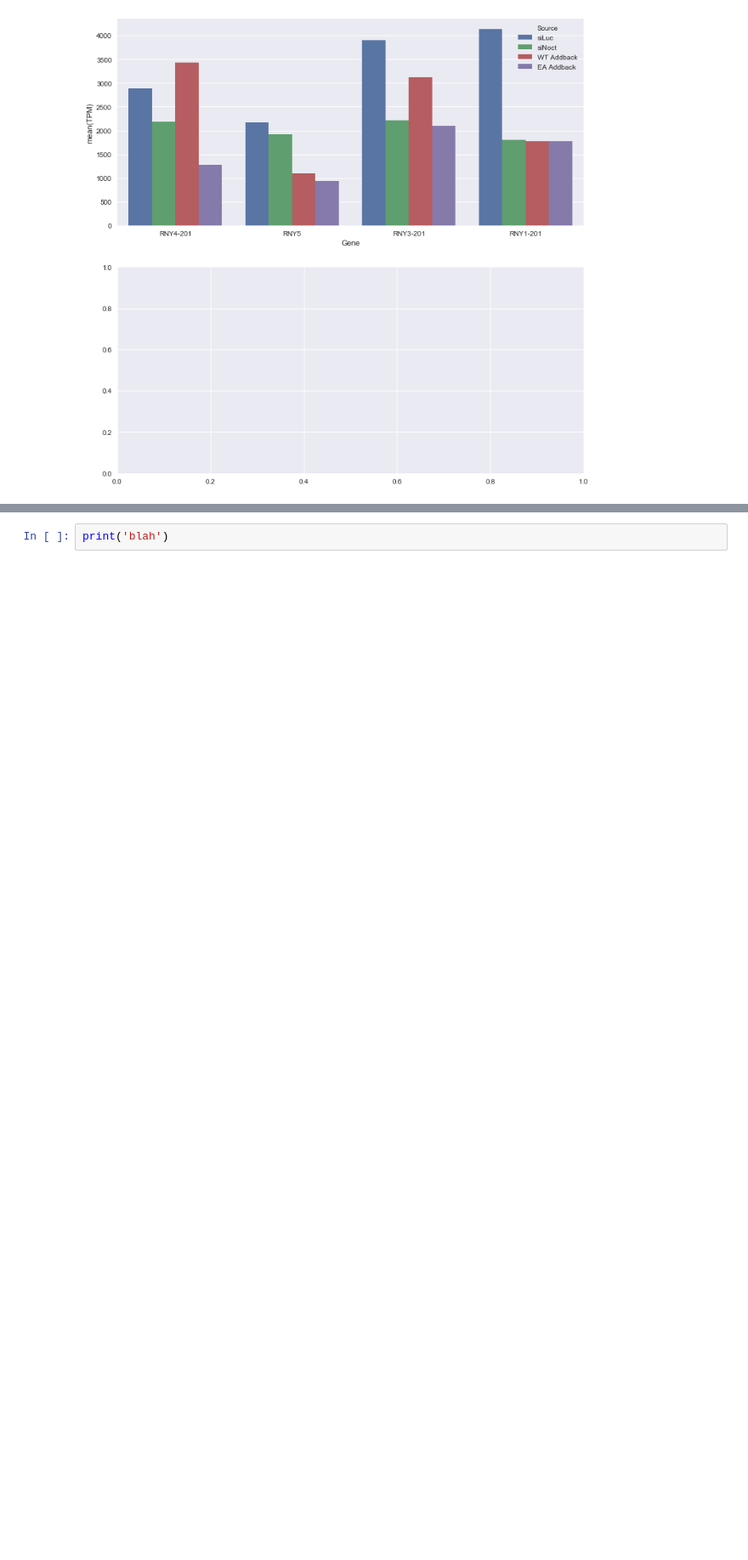
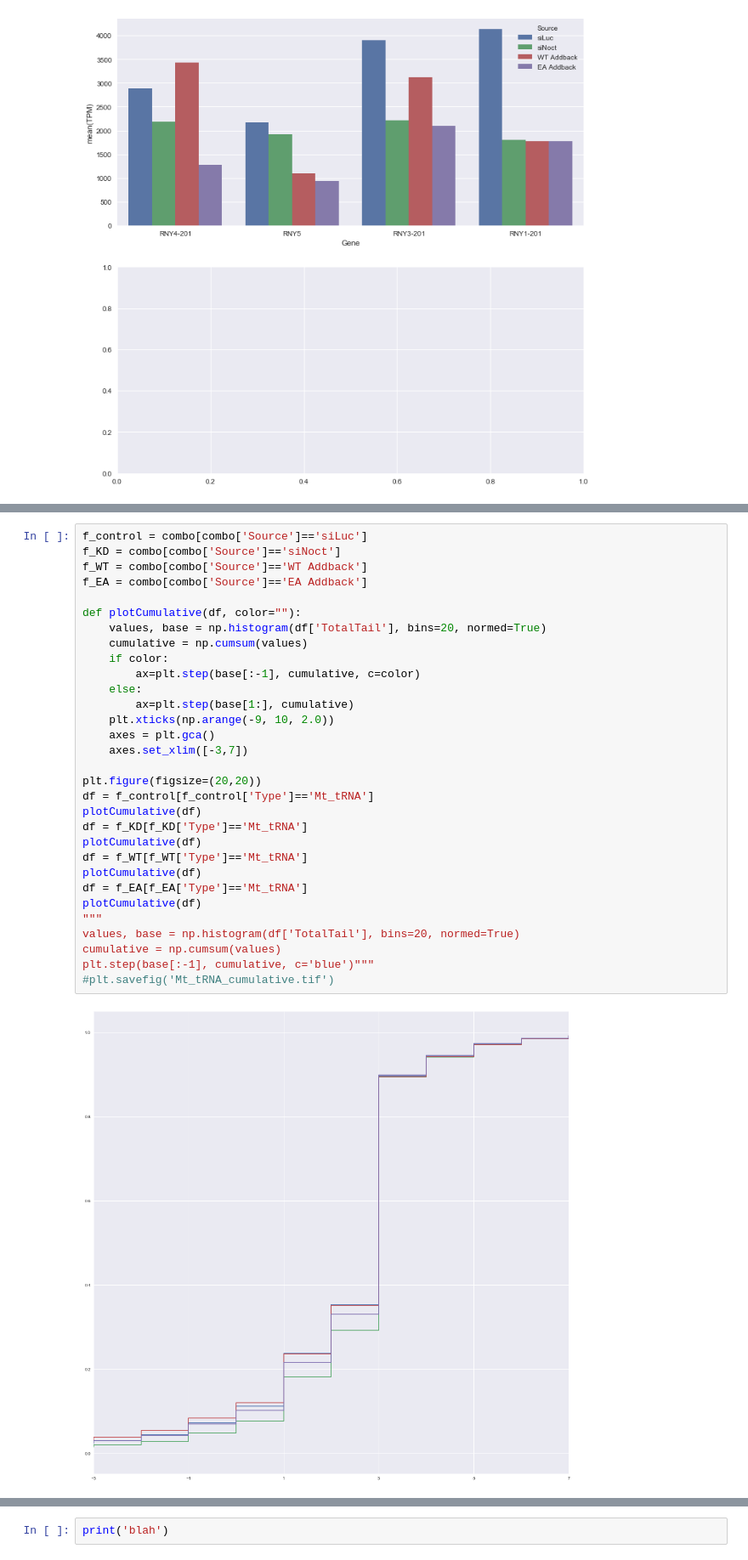
Before and after one commit to TimNicholsonShaw/AnOThER-Seq, a Jupyter notebook: notebooks/nocturnin.ipynb, the cells around one changed output, grey strips where cells are left out. Shown: that part at 85% size. Cells and saved outputs as stored; diff of their text form; blank space fills up the shorter version.

```diff
--- a/notebooks/nocturnin.ipynb
+++ b/notebooks/nocturnin.ipynb
@@ -459,0 +455,33 @@ plt.step(base[:-1], cumulative, c='yellow')
+# %%
+f_control = combo[combo['Source']=='siLuc']
+f_KD = combo[combo['Source']=='siNoct']
+f_WT = combo[combo['Source']=='WT Addback']
+f_EA = combo[combo['Source']=='EA Addback']
+
+def plotCumulative(df, color=""):
+    values, base = np.histogram(df['TotalTail'], bins=20, normed=True)
+    cumulative = np.cumsum(values)
+    if color:
+        ax=plt.step(base[:-1], cumulative, c=color)
+    else:
+        ax=plt.step(base[1:], cumulative)
+    plt.xticks(np.arange(-9, 10, 2.0))
+    axes = plt.gca()
+    axes.set_xlim([-3,7])
+
+plt.figure(figsize=(20,20))
+df = f_control[f_control['Type']=='Mt_tRNA']
+plotCumulative(df)
+df = f_KD[f_KD['Type']=='Mt_tRNA']
+plotCumulative(df)
+df = f_WT[f_WT['Type']=='Mt_tRNA']
+plotCumulative(df)
+df = f_EA[f_EA['Type']=='Mt_tRNA']
+plotCumulative(df)
+"""
+values, base = np.histogram(df['TotalTail'], bins=20, normed=True)
+cumulative = np.cumsum(values)
+plt.step(base[:-1], cumulative, c='blue')"""
+#plt.savefig('Mt_tRNA_cumulative.tif')
+# %% [output]
+[figure, added]
```
Also changed, not shown: parts of 12 cells of this notebook.
